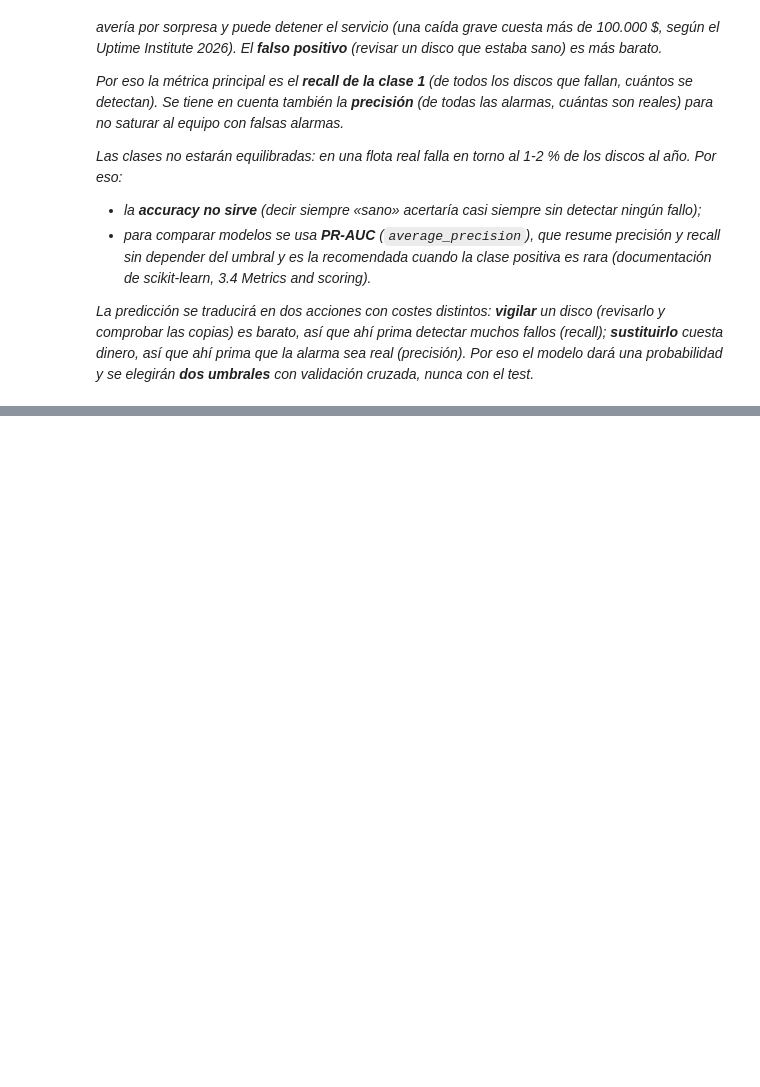
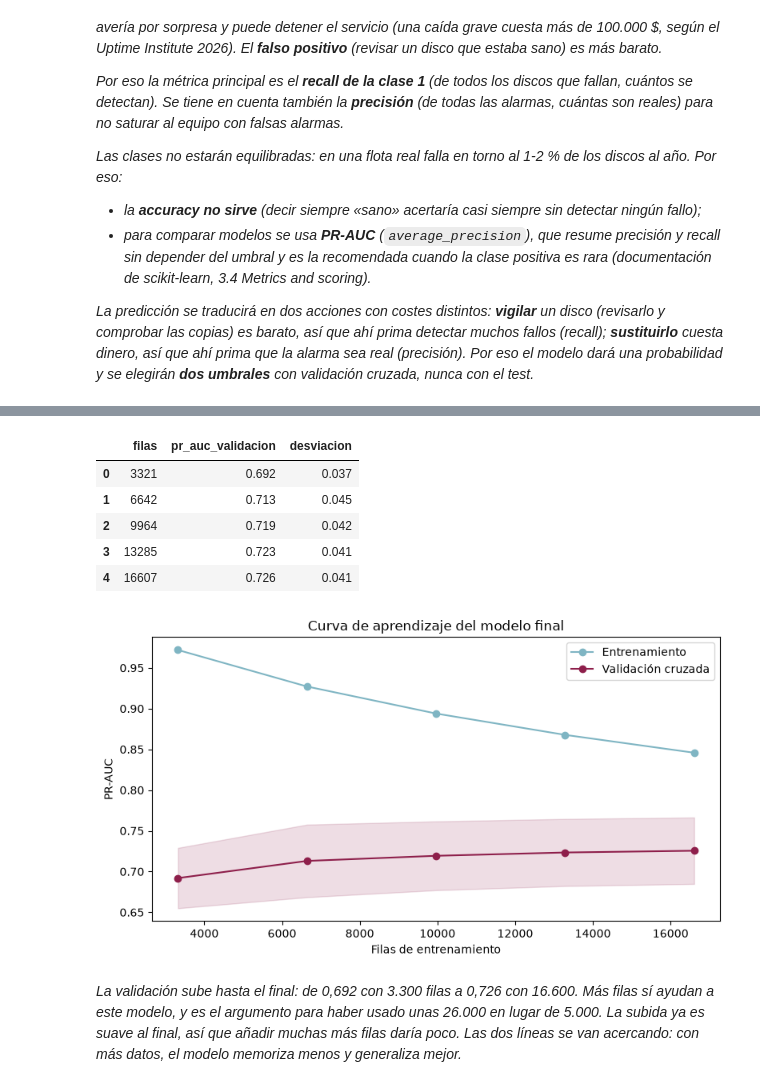
Before and after one commit to Sheilalbgar/uptime-guard, a Jupyter notebook: notebooks/03_Entrenamiento_Evaluacion.ipynb, the cells around one changed output, grey strips where cells are left out. Saved outputs shown, nothing was run; the diff lists cells and outputs as text; code cells hidden in the pictures; blank space fills up the shorter version.

```diff
--- a/notebooks/03_Entrenamiento_Evaluacion.ipynb
+++ b/notebooks/03_Entrenamiento_Evaluacion.ipynb
@@ -19,0 +288,14 @@ Desarrollar un modelo de Machine Learning capaz de identificar las señales de d
+# %%
+ganador = "Random Forest"
+res = []
+for nombre, lista in conjuntos.items():
+    cv_res = cross_validate(crear_pipeline(ganador, lista), train_set[lista + features_cat], y_train,
+                            cv = cv, scoring = scoring, groups = grupos, n_jobs = -1)
+    res.append([nombre, len(lista), cv_res["test_pr_auc"].mean(), cv_res["test_pr_auc"].std(),
+                cv_res["test_recall"].mean(), cv_res["test_precision"].mean()])
+tabla_conjuntos = pd.DataFrame(res, columns = ["conjunto", "n_variables", "pr_auc", "pr_auc_std", "recall", "precision"])
+# Las diferencias son menores que la desviación entre pliegues: me quedo con el conjunto más sencillo
+variables = conjuntos["reducido"]
+X_train = train_set[variables + features_cat]
+X_test = test_set[variables + features_cat]
+tabla_conjuntos.round(3)
@@ -19,0 +313,12 @@ Desarrollar un modelo de Machine Learning capaz de identificar las señales de d
+# %%
+scoring_grid = {"pr_auc": "average_precision", "recall": "recall", "precision": "precision"}
+grid = GridSearchCV(crear_pipeline(ganador, variables),
+                    param_grid = {"modelo__n_estimators": [300],
+                                  "modelo__max_depth": [12, None],
+                                  "modelo__min_samples_leaf": [1, 5, 20],
+                                  "modelo__class_weight": [None, "balanced", "balanced_subsample"]},
+                    cv = cv, scoring = scoring_grid, refit = "pr_auc", return_train_score = True,
+                    n_jobs = -1, verbose = 2)
+grid.fit(X_train, y_train, groups = grupos)
+print("Mejores parámetros:", grid.best_params_)
+print("PR-AUC en validación cruzada:", round(grid.best_score_, 3))
@@ -19,0 +379,23 @@ Desarrollar un modelo de Machine Learning capaz de identificar las señales de d
+# %%
+tamanos, train_sc, val_sc = learning_curve(grid.best_estimator_, X_train, y_train, groups = grupos, cv = cv,
+                                           scoring = "average_precision", train_sizes = [0.2, 0.4, 0.6, 0.8, 1.0], n_jobs = -1)
+plt.figure(figsize = (8, 4.5))
+plt.plot(tamanos, train_sc.mean(axis = 1), marker = "o", color = "#7FB5C3", label = "Entrenamiento")
+plt.plot(tamanos, val_sc.mean(axis = 1), marker = "o", color = "#8E1F4B", label = "Validación cruzada")
+plt.fill_between(tamanos, val_sc.mean(axis = 1) - val_sc.std(axis = 1), val_sc.mean(axis = 1) + val_sc.std(axis = 1), color = "#8E1F4B", alpha = 0.15)
+plt.xlabel("Filas de entrenamiento")
+plt.ylabel("PR-AUC")
+plt.title("Curva de aprendizaje del modelo final")
+plt.legend()
+plt.tight_layout()
+pd.DataFrame({"filas": tamanos, "pr_auc_validacion": val_sc.mean(axis = 1).round(3), "desviacion": val_sc.std(axis = 1).round(3)})
+# %% [output]
+|  | filas | pr_auc_validacion | desviacion |
+| 0 | 3321 | 0.692 | 0.037 |
+| 1 | 6642 | 0.713 | 0.045 |
+| 2 | 9964 | 0.719 | 0.042 |
+| 3 | 13285 | 0.723 | 0.041 |
+| 4 | 16607 | 0.726 | 0.041 |
+[figure, added]
+# %% [markdown]
+*La validación sube hasta el final: de 0,692 con 3.300 filas a 0,726 con 16.600. Más filas sí ayudan a este modelo, y es el argumento para haber usado unas 26.000 en lugar de 5.000. La subida ya es suave al final, así que añadir muchas más filas daría poco. Las dos líneas se van acercando: con más datos, el modelo memoriza menos y generaliza mejor.*
```
Also changed, not shown: parts of 32 cells of this notebook.
